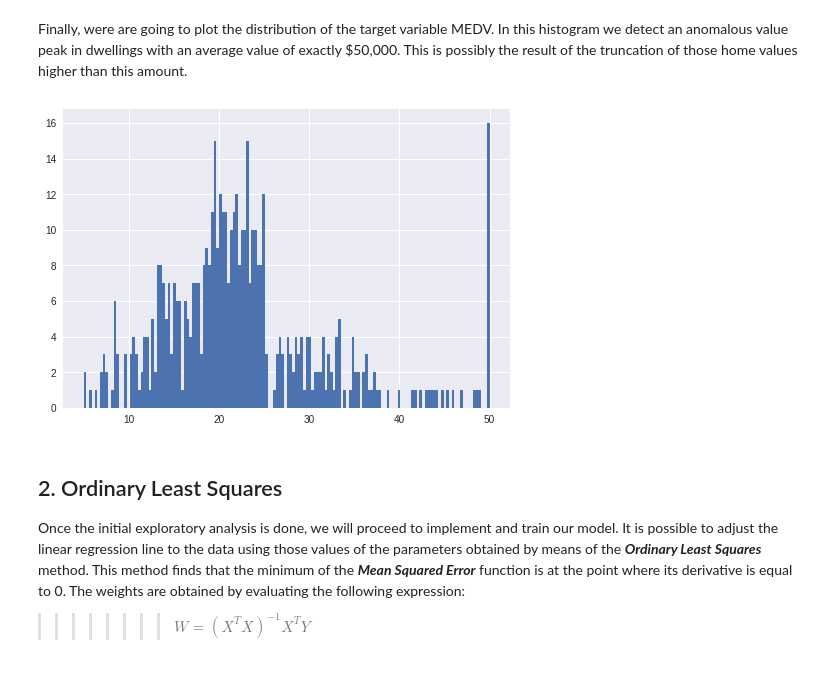
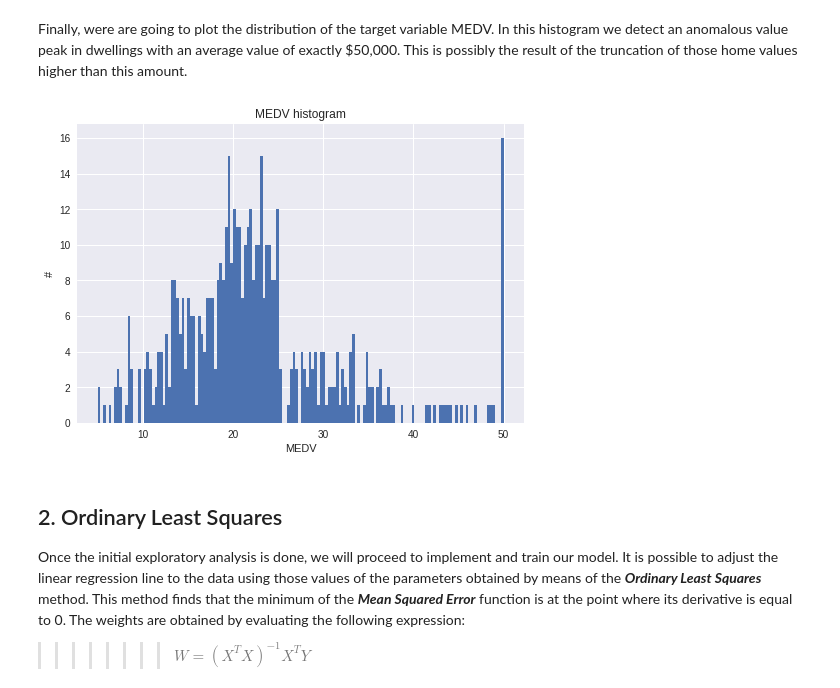
Before and after one commit to bljaime/MachineLearning-Portfolio, a Jupyter notebook: P1_SimpleLinearRegression.ipynb, the cells around one changed output. Saved outputs shown, nothing was run; the diff lists cells and outputs as text; code cells hidden in the pictures.

```diff
--- a/P1_SimpleLinearRegression.ipynb
+++ b/P1_SimpleLinearRegression.ipynb
@@ -76,10 +76,14 @@ Mean value for 5 > RM > 6 : 17551.5923566879  $
 # %% [markdown]
 Finally, were are going to plot the distribution of the target variable MEDV.  In this histogram we detect an anomalous value peak in dwellings with an average value of exactly $50,000. This is possibly the result of the truncation of those home values higher than this amount.
 # %%
+plt.title("MEDV histogram")
+plt.xlabel("MEDV")
+plt.ylabel("#")
+
 plt.hist(Y, bins=150)
 plt.show()
 # %% [output]
-[figure, old version]
+[figure, new version]
 # %% [markdown]
 ## 2. Ordinary Least Squares
 
```
Also changed, not shown: parts of 1 cell of this notebook, 1 other file.
